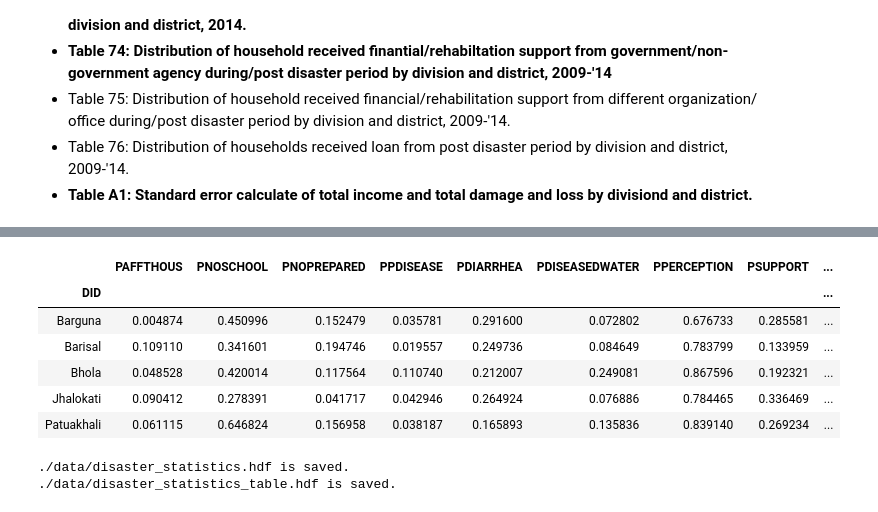
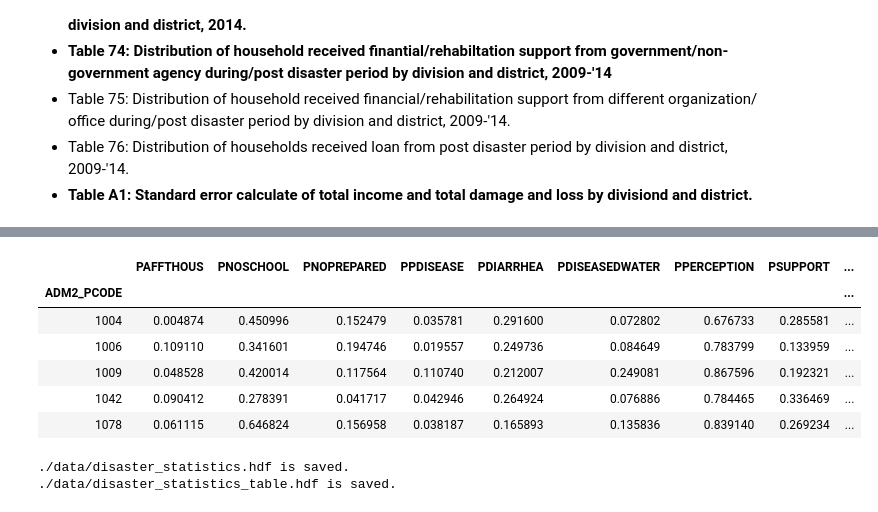
Before and after one commit to gnodnooh/VulnRiskImpact-BGD, a Jupyter notebook: LoadDisasterStatistics.ipynb, the cells around one changed output, grey strips where cells are left out. Cells and saved outputs as stored; diff of their text form; code cells hidden in the pictures.

```diff
--- a/LoadDisasterStatistics.ipynb
+++ b/LoadDisasterStatistics.ipynb
@@ -174,39 +175,42 @@ disaster['PNOSCHOOL'] = df[[('Children','Not Attended School'),
 df = LoadDisasterStat2015('Table_52')
 disaster['PNOPREPARED'] = df['Preparedness','Not Taken']/df['Preparedness','Total']
 
 # PPDISEASE: Percent of population who has sufferred from disease due to disasters
 df = LoadDisasterStat2015('Table_57')
 disaster['PPDISEASE'] = df['Population','Suffering']/df['Population','Total']
 
 # PDIARRHEA: Percent of households experienced diarrhea during post disaster period
 df = LoadDisasterStat2015('Table_62')
 disaster['PDIARRHEA'] = (df[('Type of Disease','Diarrhoea')]/df[('Total Household','')]).astype(float)
 
 # PDISEASEDWATER: Percent of households with disease due to insufficient drinking water during/after disaster period
 df = LoadDisasterStat2015('Table_67')
 disaster['PDISEASEDWATER'] = df['Disease','Yes']/df['Total Household','']
 
 # PPERCEPTION: Percent of households with knowledge and perception about disaster
 df = LoadDisasterStat2015('Table_72')
 disaster['PPERCEPTION'] = df[[('Knowledge and Perception', 'Critical Situation Caused by Nature/Human'),
                               ('Knowledge and Perception','Continuous Natural Process Occurs in Course of Time')]].sum(1)/df['Knowledge and Perception', 'Total']
 
 # PSUPPORT: Percent of household received finantial support from agencies during/after disaster peirod
 df = LoadDisasterStat2015('Table_74')
 disaster['PSUPPORT'] = df[('Financial/Rehabilitation Support', 'Yes')]/df[('Total Household','')]
 
 # DAMAGERATIO: Ratio of total damage and loss to total income in district level
 df = LoadDisasterStat2015('Table_A1')
 disaster['DAMAGERATIO'] = df['Total damage and loss']/df['Total income']
+
+# Convert District_name to Disaster_code
+disaster.index = zila['ADM2_PCODE'].astype(int)
 disaster.head()
 # %% [output]
 |  | PAFFTHOUS | PNOSCHOOL | PNOPREPARED | PPDISEASE | PDIARRHEA | PDISEASEDWATER | PPERCEPTION | PSUPPORT | ... |
-| DID |  |  |  |  |  |  |  |  | ... |
-| Barguna | 0.004874 | 0.450996 | 0.152479 | 0.035781 | 0.291600 | 0.072802 | 0.676733 | 0.285581 | ... |
-| Barisal | 0.109110 | 0.341601 | 0.194746 | 0.019557 | 0.249736 | 0.084649 | 0.783799 | 0.133959 | ... |
-| Bhola | 0.048528 | 0.420014 | 0.117564 | 0.110740 | 0.212007 | 0.249081 | 0.867596 | 0.192321 | ... |
-| Jhalokati | 0.090412 | 0.278391 | 0.041717 | 0.042946 | 0.264924 | 0.076886 | 0.784465 | 0.336469 | ... |
-| Patuakhali | 0.061115 | 0.646824 | 0.156958 | 0.038187 | 0.165893 | 0.135836 | 0.839140 | 0.269234 | ... |
+| ADM2_PCODE |  |  |  |  |  |  |  |  | ... |
+| 1004 | 0.004874 | 0.450996 | 0.152479 | 0.035781 | 0.291600 | 0.072802 | 0.676733 | 0.285581 | ... |
+| 1006 | 0.109110 | 0.341601 | 0.194746 | 0.019557 | 0.249736 | 0.084649 | 0.783799 | 0.133959 | ... |
+| 1009 | 0.048528 | 0.420014 | 0.117564 | 0.110740 | 0.212007 | 0.249081 | 0.867596 | 0.192321 | ... |
+| 1042 | 0.090412 | 0.278391 | 0.041717 | 0.042946 | 0.264924 | 0.076886 | 0.784465 | 0.336469 | ... |
+| 1078 | 0.061115 | 0.646824 | 0.156958 | 0.038187 | 0.165893 | 0.135836 | 0.839140 | 0.269234 | ... |
 # %%
 # Save data
 if True:
```
Also changed, not shown: parts of 1 cell of this notebook, 4 other files.
